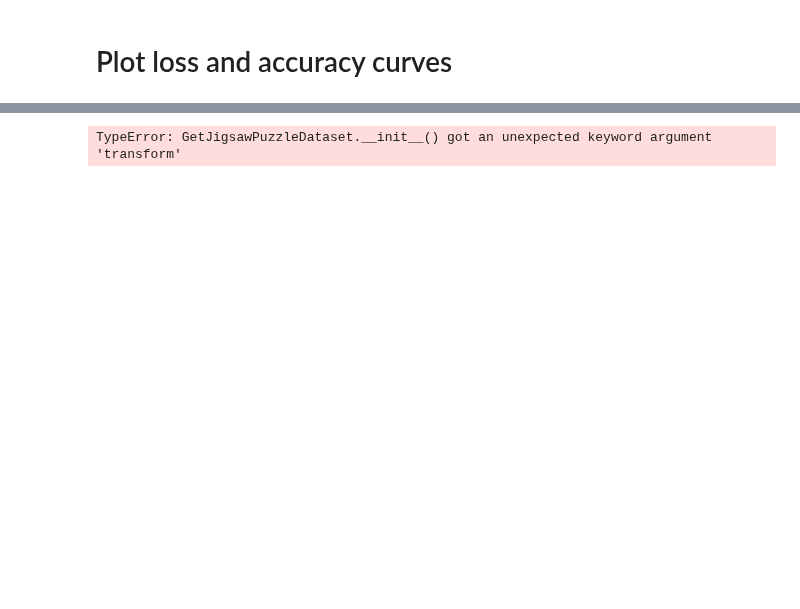
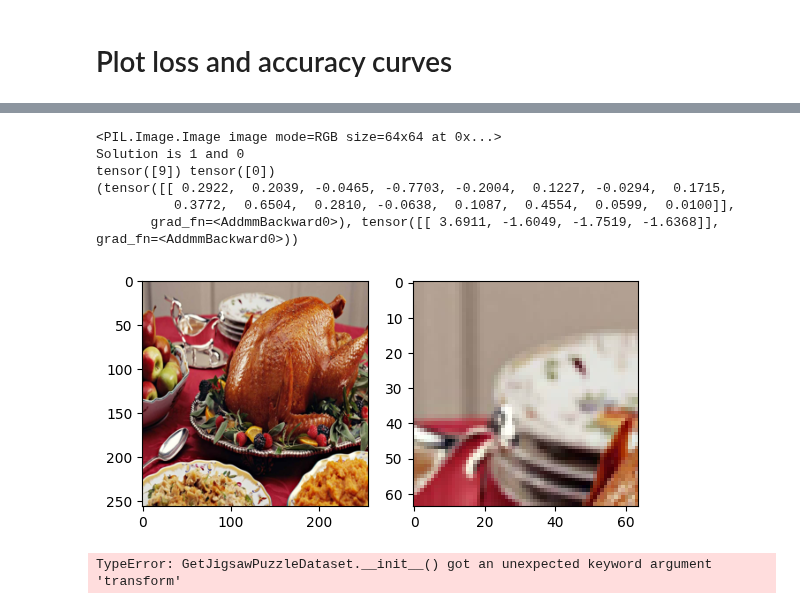
Before and after one commit to ghawkes333/JigsawSolver, a Jupyter notebook: Jigsaw_as_Pretext_task/Jigsaw_pretext.ipynb, the cells around one changed output, grey strips where cells are left out. Drawn from its saved outputs; the diff is of its cells as text; code cells hidden in the pictures; blank space fills up the shorter version.

Commit message:
Show results of a single image

```diff
--- a/Jigsaw_as_Pretext_task/Jigsaw_pretext.ipynb
+++ b/Jigsaw_as_Pretext_task/Jigsaw_pretext.ipynb
@@ -1040,3 +1039,79 @@ plt.savefig('accuracy.jpg')
+# %%
+import matplotlib.pyplot as plt
+
+
+def get_image_loader():
+    'Generates one sample of data'
+    jig_size = 4
+
+
+    data_transform = transforms.Compose([
+        # transforms.ColorJitter(brightness=[0.5, 1.5]),
+        transforms.ToTensor(),
+    ])
+
+    # Select sample
+    file_path = "extraimages/turkey.jpg"
+    pil_image = Image.open(file_path)
+
+    # Convert image to torch tensor
+    pil_image = pil_image.resize((256, 256))
+    new_size = 256 - (256 % jig_size) # Ensure that the number of pixels fits the number of jigsaw pieces
+    pil_image = crop_from_center(pil_image, new_size, new_size)
+    solution_tensor = data_transform(pil_image)
+
+    # Split image into tiles (patches)
+    crops = get_several_crops(pil_image, jig_size)
+
+    # Generate a rotation sequence
+    rot_config = np.random.randint(4, size=jig_size ** 2)
+
+    # Find a single patch in the image
+    rand_pos = np.random.randint(jig_size ** 2)
+    rand_rot = 0 # Set to 0 for debugging purposes
+    patch_im = crops[rand_pos]
+    patch_tensor = data_transform(patch_im)
+    pad_size_right = solution_tensor.shape[2] - patch_tensor.shape[2]
+    pad_size_bottom = solution_tensor.shape[1] - patch_tensor.shape[1]
+    patch_tensor_extended = torch.nn.functional.pad(patch_tensor, (0, pad_size_right, 0, pad_size_bottom))
+
+    # Concanate selected patch along channel to form a 6 channel image
+    original_plus_patch = torch.cat((solution_tensor, patch_tensor_extended), dim=0)
+
+    print(patch_im)
+
+
+    return original_plus_patch, rand_pos, rand_rot, patch_im, pil_image
+
+
+
+model = PretrainedResNet()       # create an *uninitialized* instance
+state = torch.load("resnet_jigsaw_solver_e1_js_trained.pt", map_location="cpu")
+model.load_state_dict(state)
+model.eval()
+model.to(device)
+
+sing_im, pos, rot, patch, solution = get_image_loader()
+print(f"Solution is {pos} and {rot}")
+plt.subplot(1, 2, 1)
+# plt.axis((0, 64*4, 0, 64*4))
+plt.imshow(solution)
+plt.subplot(1, 2, 2)
+plt.imshow(patch)
+sing_im = sing_im.unsqueeze(0).to(device)
+pos_out, rot_out = model(sing_im)
+pos_pred = pos_out.argmax(dim=1)
+rot_pred = rot_out.argmax(dim=1)
+print(pos_pred, rot_pred)
+print(output)
+# %% [output]
+<PIL.Image.Image image mode=RGB size=64x64 at 0x...>
+Solution is 1 and 0
+tensor([9]) tensor([0])
+(tensor([[ 0.2922,  0.2039, -0.0465, -0.7703, -0.2004,  0.1227, -0.0294,  0.1715,
+          0.3772,  0.6504,  0.2810, -0.0638,  0.1087,  0.4554,  0.0599,  0.0100]],
+       grad_fn=<AddmmBackward0>), tensor([[ 3.6911, -1.6049, -1.7519, -1.6368]], grad_fn=<AddmmBackward0>))
+[figure, added]
 # %%
 import torch
 from torchvision import transforms
```
Also changed, not shown: parts of 4 cells of this notebook.
